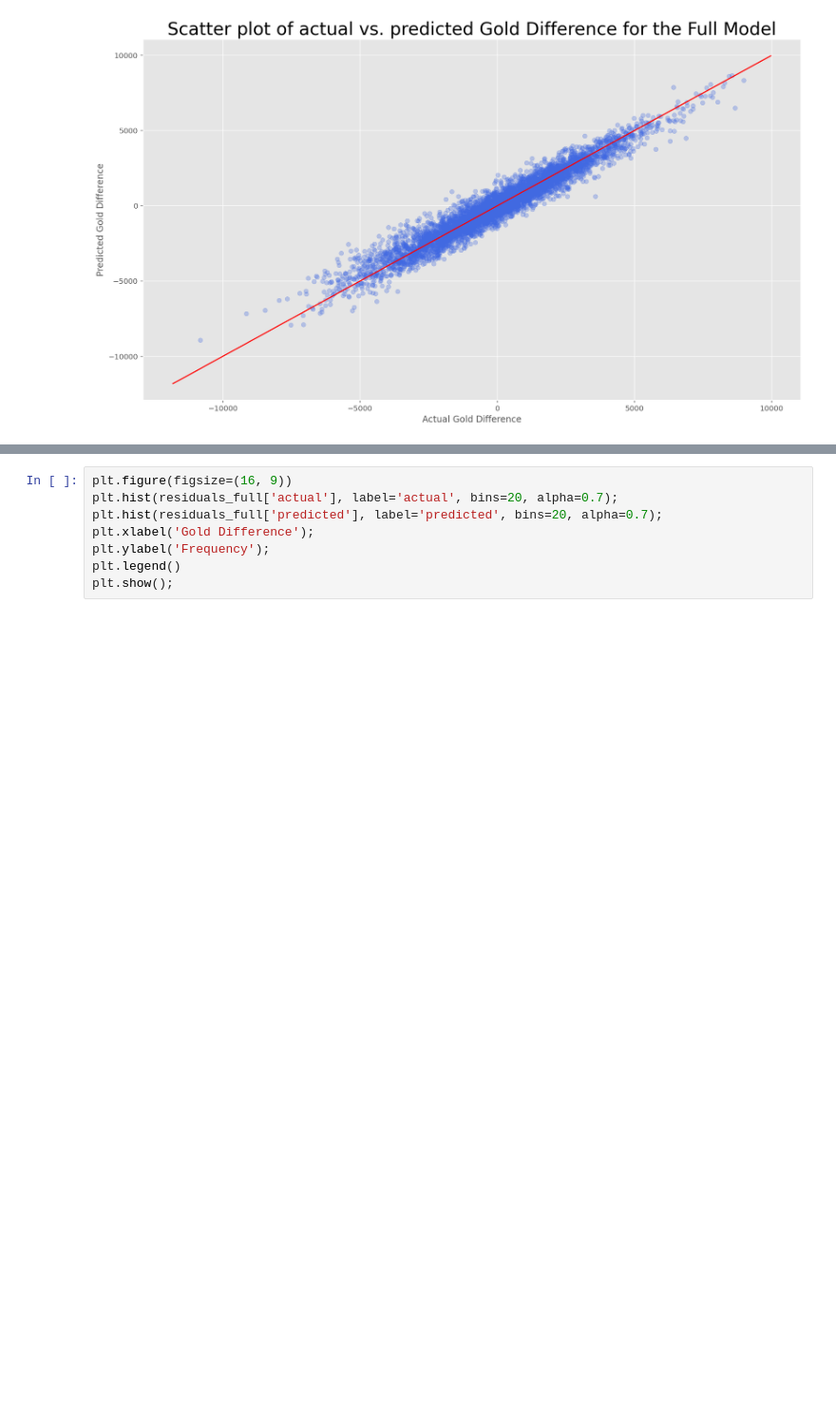
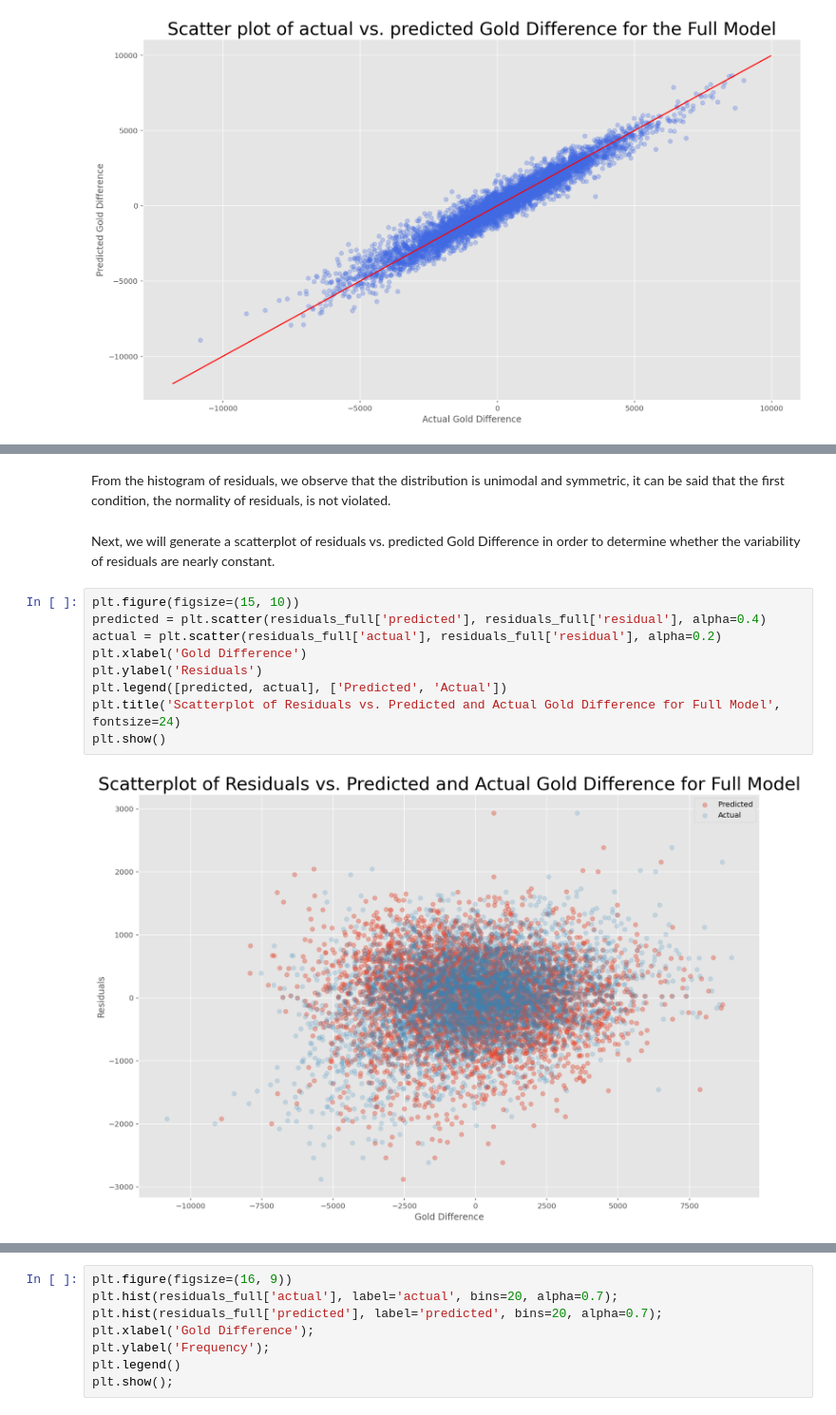
Before and after one commit to angelocarasig/lol_diamond_ranked_analysis, a Jupyter notebook: Phase2_Report.ipynb, the cells around one changed output, grey strips where cells are left out. Shown at 95% size. Drawn from its saved outputs; the diff is of its cells as text; blank space fills up the shorter version.

```diff
--- a/Phase2_Report.ipynb
+++ b/Phase2_Report.ipynb
@@ -205,0 +224,15 @@ plt.show();
+# %% [markdown]
+From the histogram of residuals, we observe that the distribution is unimodal and symmetric, it can be said that the first condition, the normality of residuals, is not violated.
+# %% [markdown]
+Next, we will generate a scatterplot of residuals vs. predicted Gold Difference in order to determine whether the variability of residuals are nearly constant.
+# %%
+plt.figure(figsize=(15, 10))
+predicted = plt.scatter(residuals_full['predicted'], residuals_full['residual'], alpha=0.4)
+actual = plt.scatter(residuals_full['actual'], residuals_full['residual'], alpha=0.2)
+plt.xlabel('Gold Difference')
+plt.ylabel('Residuals')
+plt.legend([predicted, actual], ['Predicted', 'Actual'])
+plt.title('Scatterplot of Residuals vs. Predicted and Actual Gold Difference for Full Model', fontsize=24)
+plt.show()
+# %% [output]
+[figure, added]
```
Also changed, not shown: parts of 10 cells of this notebook.
